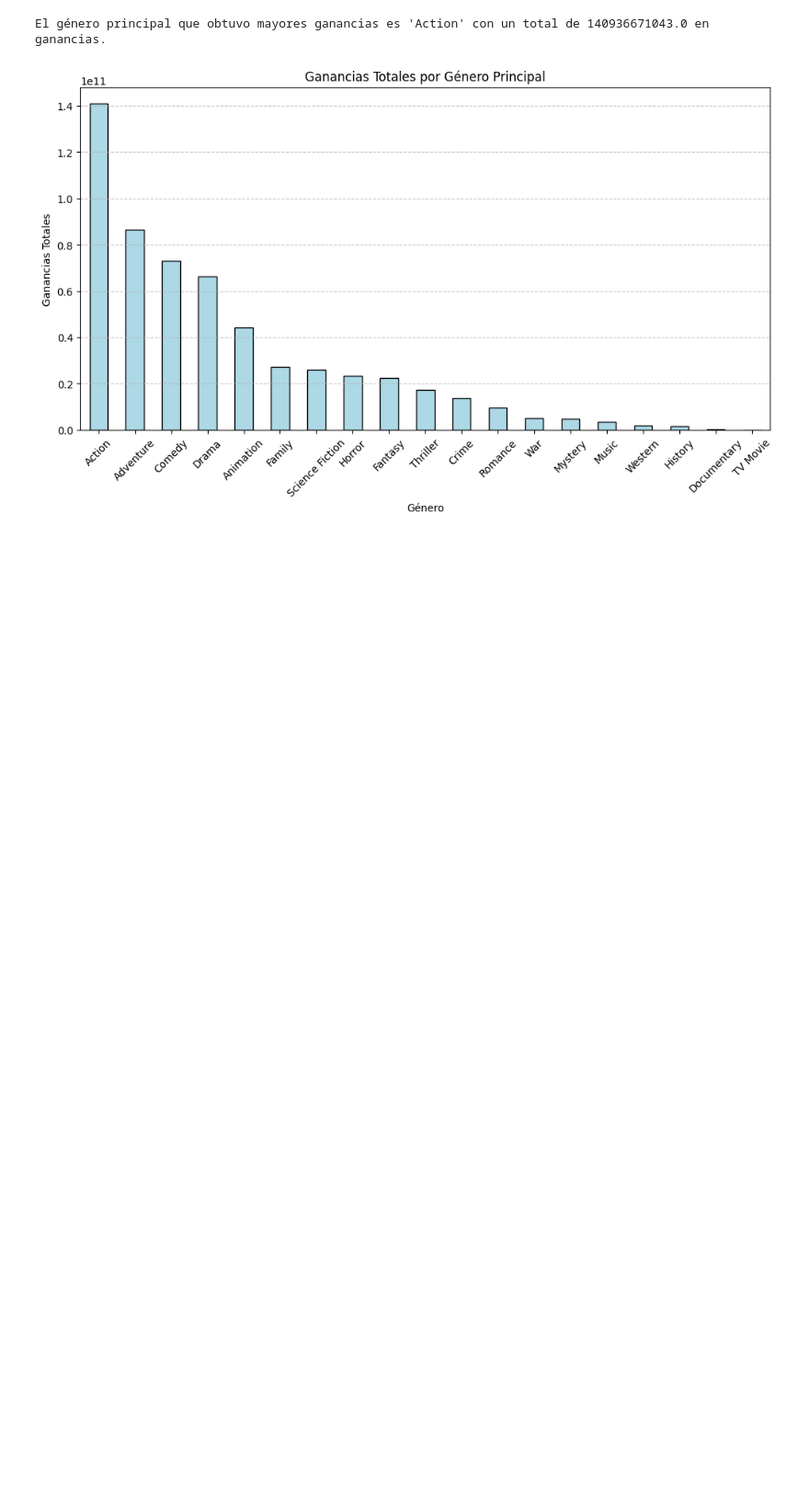
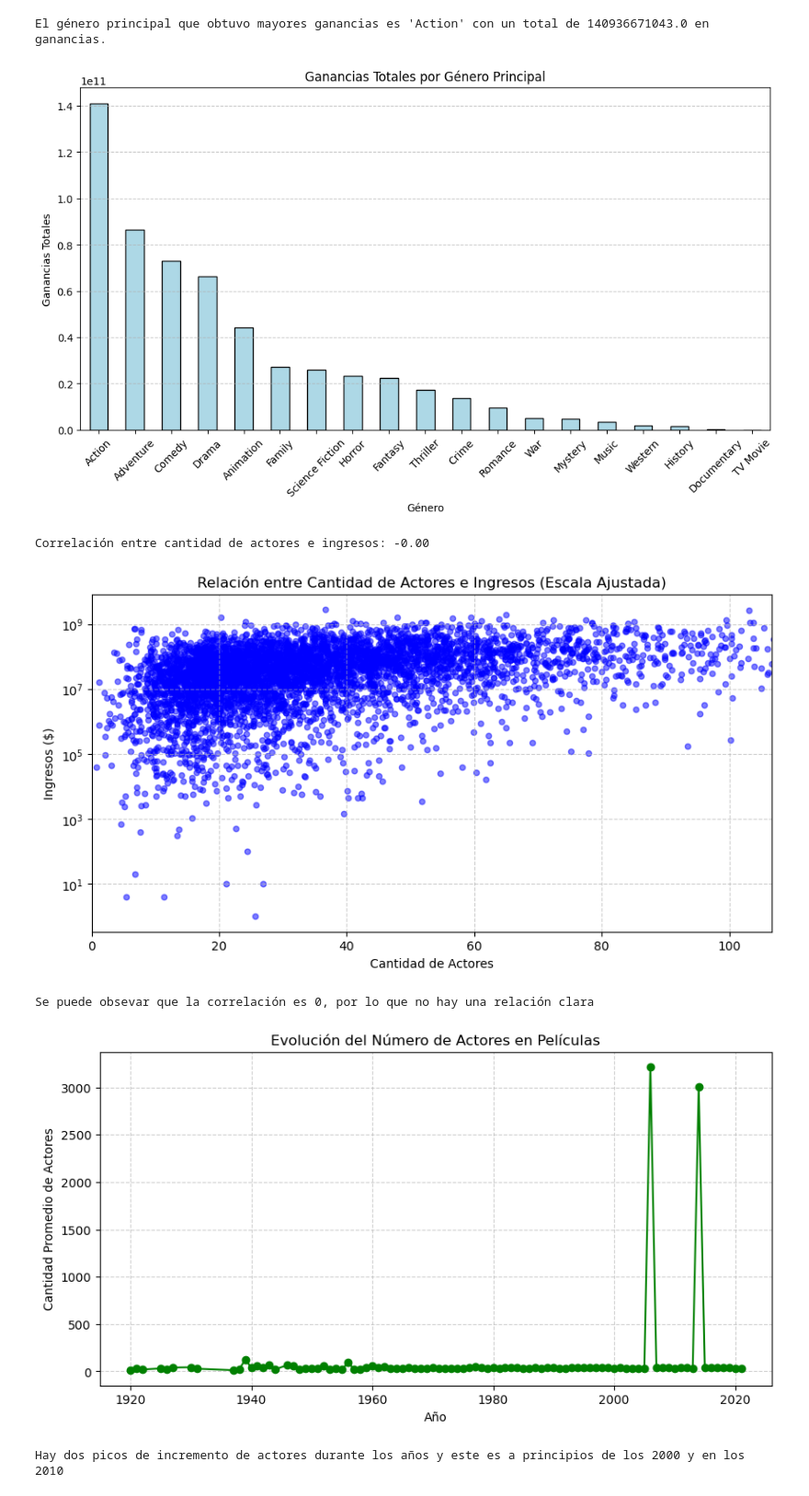
Before and after one commit to OscarEscriba/Proyecto1-Mineria-de-Datos, a Jupyter notebook: Proyeto1.ipynb, the cells around one changed output. Shown at 92% size. Cells and saved outputs as stored; diff of their text form; code cells hidden in the pictures; blank space fills up the shorter version.

```diff
--- a/Proyeto1.ipynb
+++ b/Proyeto1.ipynb
@@ -434,0 +433,64 @@ El género principal que obtuvo mayores ganancias es 'Action' con un total de 14
+# %%
+#¿La cantidad de actores influye en los ingresos de las películas?¿se han hecho películas con más actores en los últimos años?
+import pandas as pd
+import matplotlib.pyplot as plt
+import numpy as np
+
+# Cargar el dataset
+df = pd.read_csv("movies.csv", encoding="ISO-8859-1")
+
+# Convertir revenue a numérico (manejar errores)
+df['revenue'] = pd.to_numeric(df['revenue'], errors='coerce')
+
+# Usar la columna correcta para la cantidad de actores
+df['num_actores'] = pd.to_numeric(df['actorsAmount'], errors='coerce')
+
+# Filtrar valores inválidos
+df = df[(df['num_actores'] > 0) & (df['revenue'] > 0)]
+
+# Agregar un pequeño ruido aleatorio para diferenciar puntos con el mismo valor
+df['num_actores_jitter'] = df['num_actores'] + np.random.uniform(-0.5, 0.5, df.shape[0])
+
+# Calcular la correlación entre número de actores e ingresos
+correlacion = df[['num_actores', 'revenue']].corr().iloc[0, 1]
+print(f"Correlación entre cantidad de actores e ingresos: {correlacion:.2f}")
+
+# --- Gráfico de dispersión con escala ajustada ---
+plt.figure(figsize=(10, 5))
+plt.scatter(df['num_actores_jitter'], df['revenue'], alpha=0.5, color='blue', s=20)
+plt.xlabel("Cantidad de Actores")
+
+# Aplicar escala logarítmica a los ingresos si hay valores grandes
+plt.yscale('log')
+
+# Ajustar límites del eje X para mejor visualización
+plt.xlim(0, np.percentile(df['num_actores'], 98))  # Recortar extremos superiores
+
+plt.ylabel("Ingresos ($)")
+plt.title("Relación entre Cantidad de Actores e Ingresos (Escala Ajustada)")
+plt.grid(True, linestyle='--', alpha=0.6)
+plt.show()
+
+print("Se puede obsevar que la correlación es 0, por lo que no hay una relación clara")
+# --- Análisis de evolución en el tiempo ---
+df['releaseDate'] = pd.to_datetime(df['releaseDate'], errors='coerce')
+df['year'] = df['releaseDate'].dt.year
+
+# Filtrar datos válidos y calcular el promedio de actores por año
+actors_per_year = df.groupby('year')['num_actores'].mean()
+
+# Gráfico de evolución del número de actores por año
+plt.figure(figsize=(10, 5))
+plt.plot(actors_per_year.index, actors_per_year.values, marker='o', color='green', linestyle='-')
+plt.xlabel("Año")
+plt.ylabel("Cantidad Promedio de Actores")
+plt.title("Evolución del Número de Actores en Películas")
+plt.grid(True, linestyle='--', alpha=0.6)
+plt.show()
+print("Hay dos picos de incremento de actores durante los años y este es a principios de los 2000 y en los 2010")
+# %% [output]
+Correlación entre cantidad de actores e ingresos: -0.00
+[figure, added]
+Se puede obsevar que la correlación es 0, por lo que no hay una relación clara
+[figure, added]
+Hay dos picos de incremento de actores durante los años y este es a principios de los 2000 y en los 2010
```
Also changed, not shown: parts of 21 cells of this notebook.
